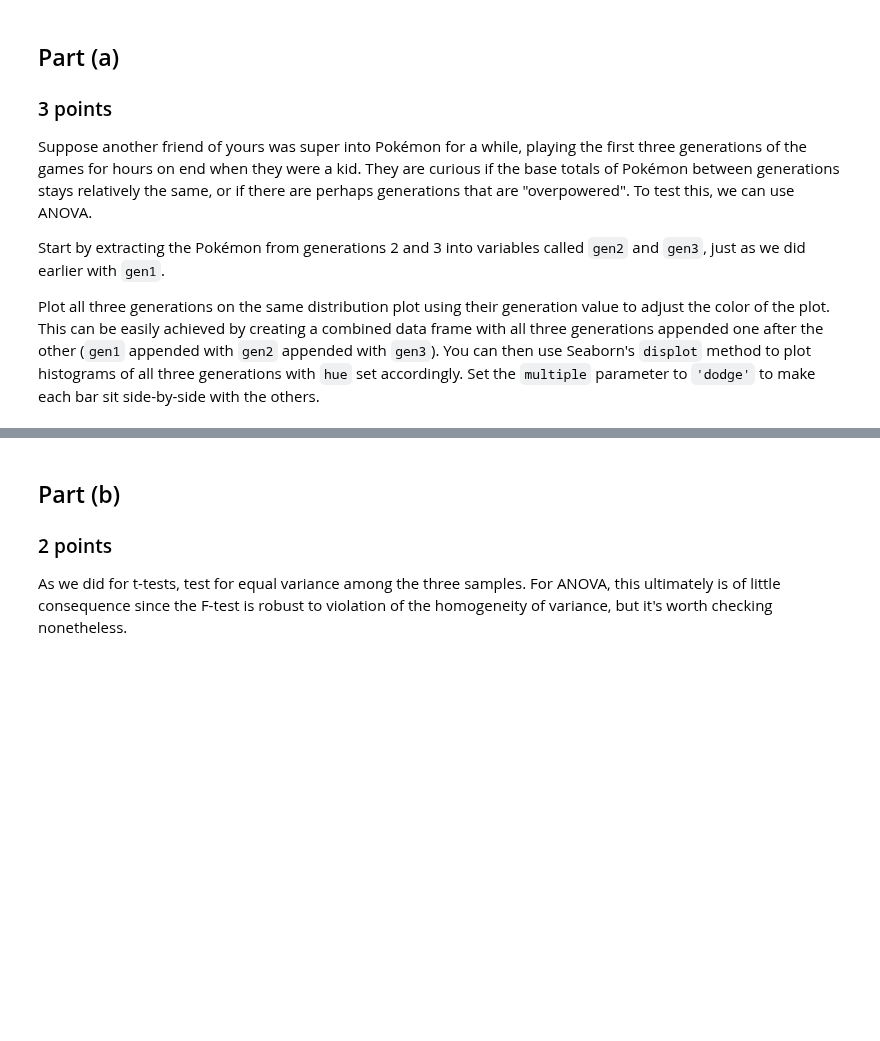
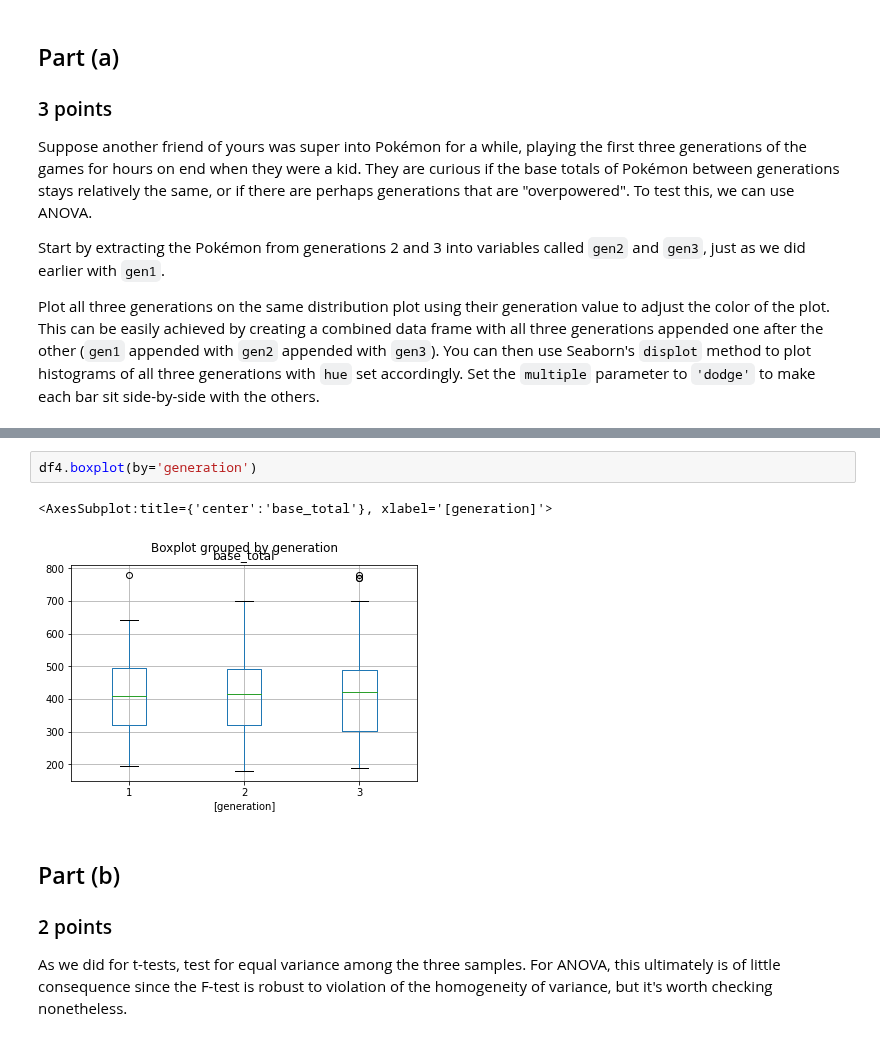
Before and after one commit to DuncanFerguson/GITHUB_REPOSITORY, a Jupyter notebook: DU_MSDS/Data Science Tools 1/Assignment_6/Duncan_Ferguson_Assignment _6 _Inferential_Statistics.ipynb, the cells around one changed output, grey strips where cells are left out. Cells and saved outputs as stored; diff of their text form; blank space fills up the shorter version.

```diff
--- a/DU_MSDS/Data Science Tools 1/Assignment_6/Duncan_Ferguson_Assignment _6 _Inferential_Statistics.ipynb
+++ b/DU_MSDS/Data Science Tools 1/Assignment_6/Duncan_Ferguson_Assignment _6 _Inferential_Statistics.ipynb
@@ -478,3 +519,8 @@ Plot all three generations on the same distribution plot using their generation
+# %%
+df4.boxplot(by='generation')
+# %% [output]
+<AxesSubplot:title={'center':'base_total'}, xlabel='[generation]'>
+[figure, added]
 # %% [markdown]
 ## Part (b)
 ### 2 points
```
Also changed, not shown: parts of 8 cells of this notebook.
